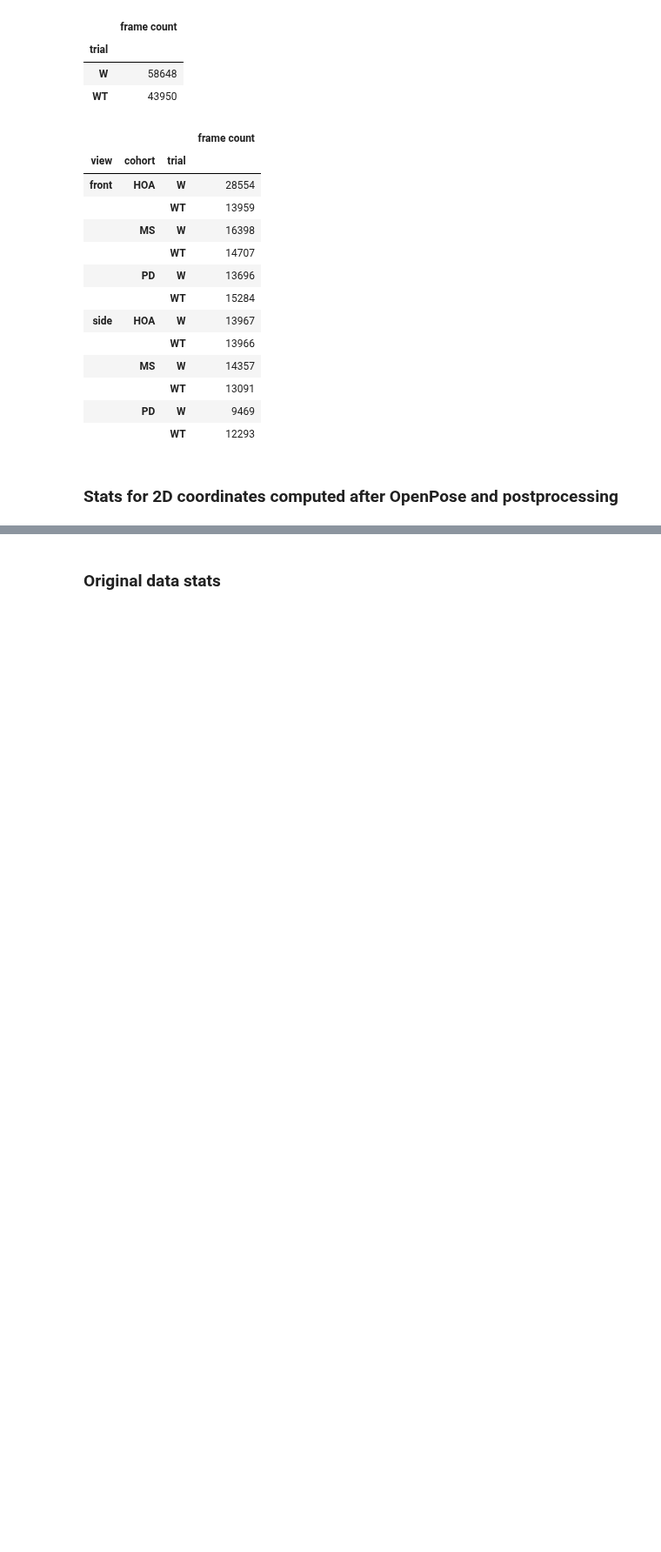
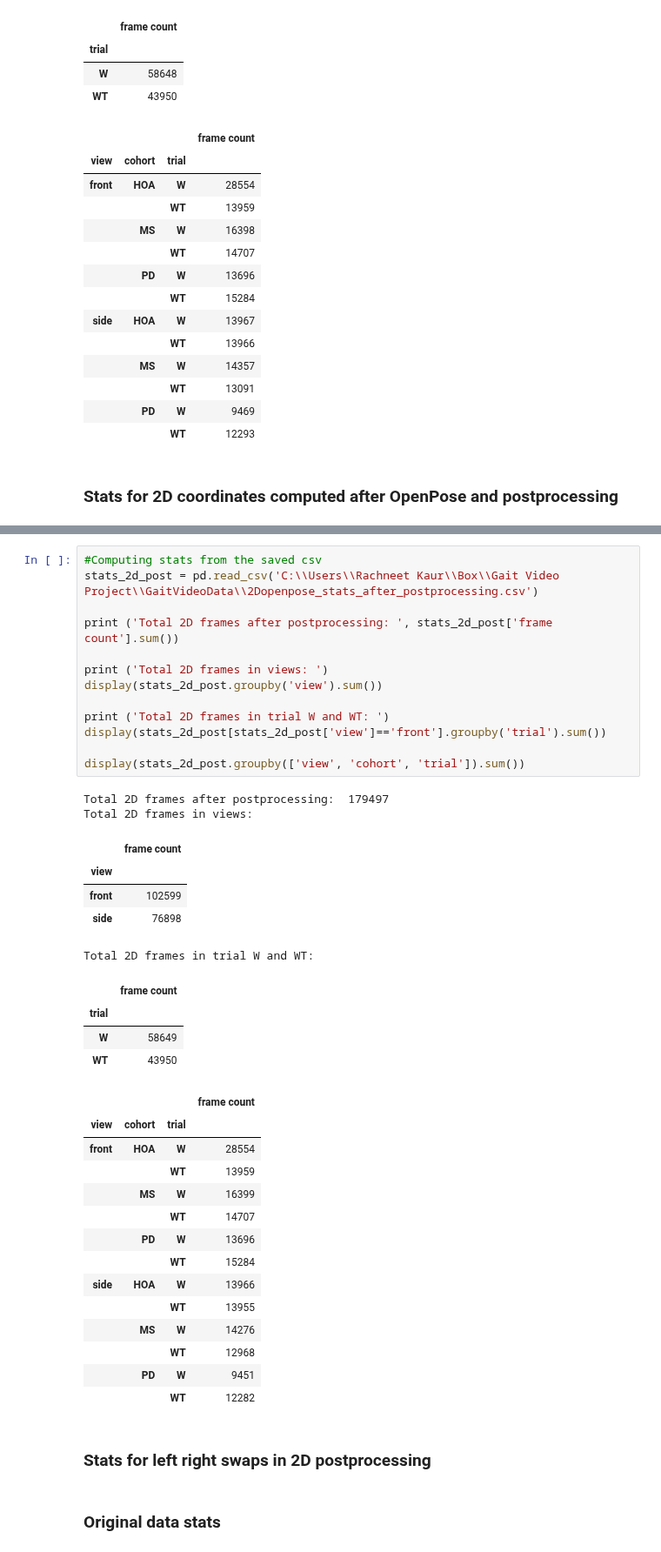
Before and after one commit to kaurrachneet6/Vision-Based-Gait-Analysis-Framework-for-Predicting-Multiple-Sclerosis, a Jupyter notebook: Data Preparation/StrideStats.ipynb, the cells around one changed output, grey strips where cells are left out. Shown at 87% size. Cells and saved outputs as stored; diff of their text form; blank space fills up the shorter version.

```diff
--- a/Data Preparation/StrideStats.ipynb
+++ b/Data Preparation/StrideStats.ipynb
@@ -394,2 +593,43 @@ Total 3D frames in trial W and WT:
+# %%
+#Computing stats from the saved csv
+stats_2d_post = pd.read_csv('C:\\Users\\Rachneet Kaur\\Box\\Gait Video Project\\GaitVideoData\\2Dopenpose_stats_after_postprocessing.csv')
+
+print ('Total 2D frames after postprocessing: ', stats_2d_post['frame count'].sum())
+
+print ('Total 2D frames in views: ')
+display(stats_2d_post.groupby('view').sum())
+
+print ('Total 2D frames in trial W and WT: ')
+display(stats_2d_post[stats_2d_post['view']=='front'].groupby('trial').sum())
+
+display(stats_2d_post.groupby(['view', 'cohort', 'trial']).sum())
+# %% [output]
+Total 2D frames after postprocessing:  179497
+Total 2D frames in views:
+|  | frame count |
+| view |  |
+| front | 102599 |
+| side | 76898 |
+Total 2D frames in trial W and WT:
+|  | frame count |
+| trial |  |
+| W | 58649 |
+| WT | 43950 |
+|  |  |  | frame count |
+| view | cohort | trial |  |
+| front | HOA | W | 28554 |
+|  |  | WT | 13959 |
+|  | MS | W | 16399 |
+|  |  | WT | 14707 |
+|  | PD | W | 13696 |
+|  |  | WT | 15284 |
+| side | HOA | W | 13966 |
+|  |  | WT | 13955 |
+|  | MS | W | 14276 |
+|  |  | WT | 12968 |
+|  | PD | W | 9451 |
+|  |  | WT | 12282 |
+# %% [markdown]
+### Stats for left right swaps in 2D postprocessing
 # %% [markdown]
 ### Original data stats
```
Also changed, not shown: parts of 8 cells of this notebook.
